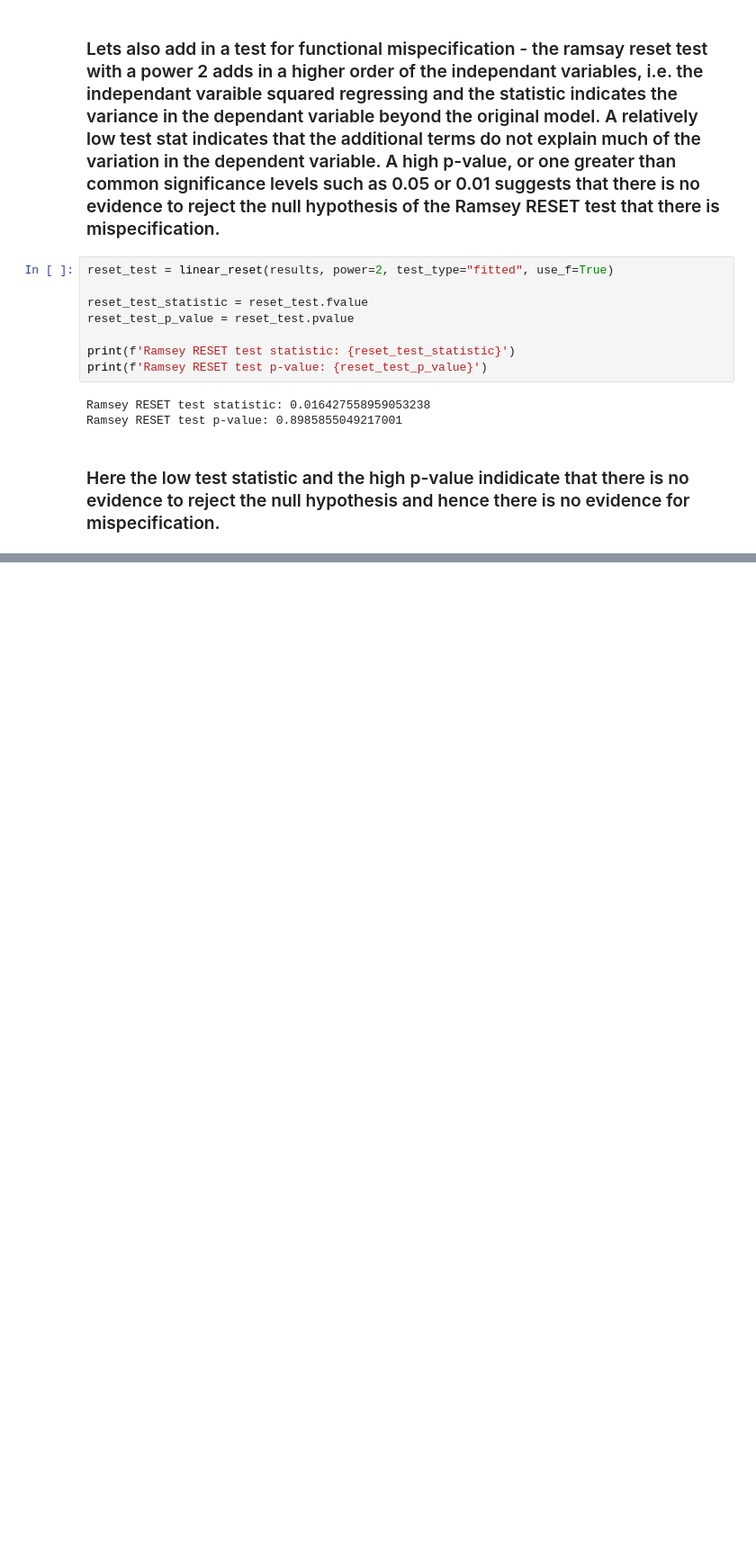
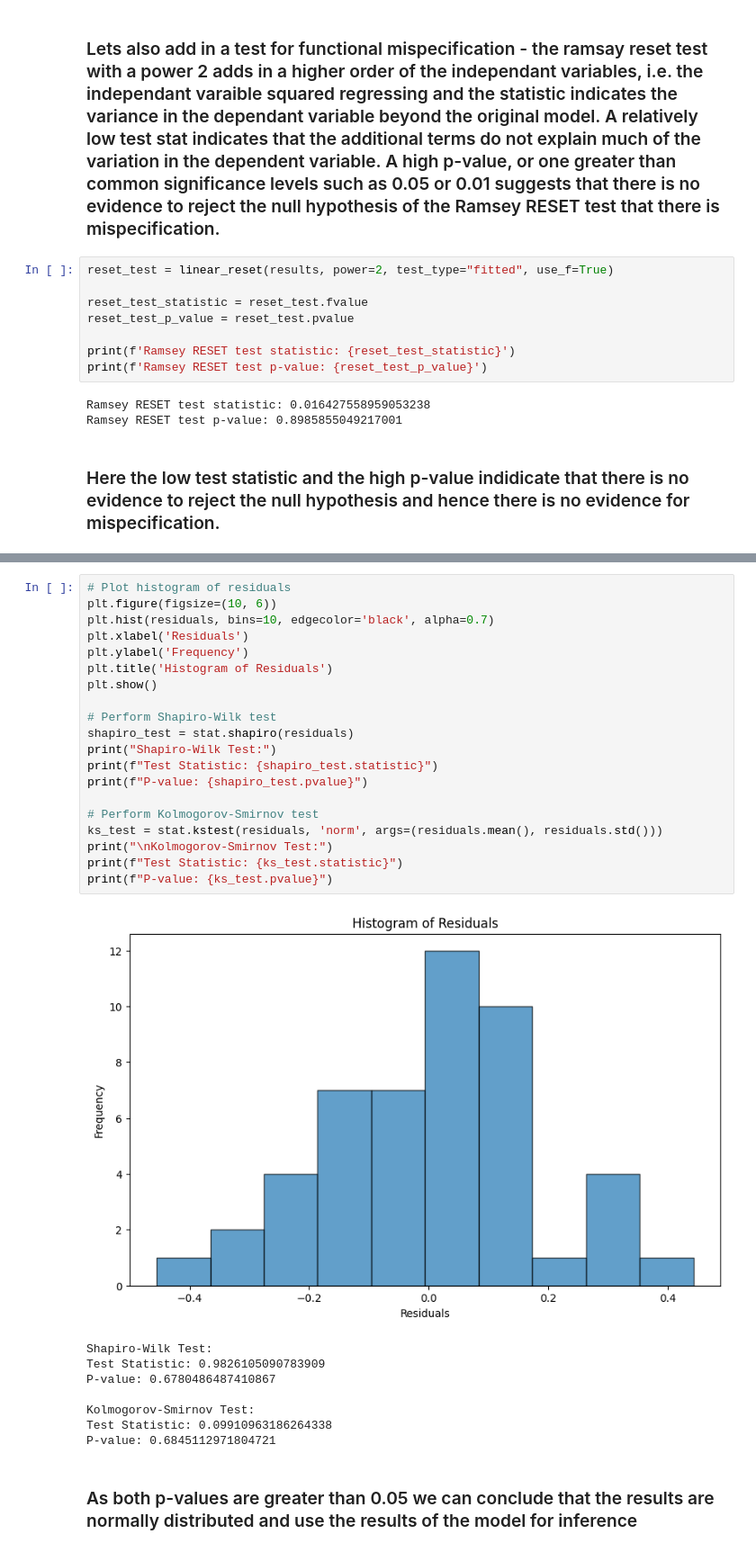
Before and after one commit to tomdoris/Econometrics_Problem-Set-3, a Jupyter notebook: Econometrics undergrad_Problem set 3.ipynb, the cells around one changed output, grey strips where cells are left out. Shown at 90% size. Cells and saved outputs as stored; diff of their text form; blank space fills up the shorter version.

```diff
--- a/Econometrics undergrad_Problem set 3.ipynb
+++ b/Econometrics undergrad_Problem set 3.ipynb
@@ -182,0 +316,31 @@ Ramsey RESET test p-value: 0.8985855049217001
+# %%
+# Plot histogram of residuals
+plt.figure(figsize=(10, 6))
+plt.hist(residuals, bins=10, edgecolor='black', alpha=0.7)
+plt.xlabel('Residuals')
+plt.ylabel('Frequency')
+plt.title('Histogram of Residuals')
+plt.show()
+
+# Perform Shapiro-Wilk test
+shapiro_test = stat.shapiro(residuals)
+print("Shapiro-Wilk Test:")
+print(f"Test Statistic: {shapiro_test.statistic}")
+print(f"P-value: {shapiro_test.pvalue}")
+
+# Perform Kolmogorov-Smirnov test
+ks_test = stat.kstest(residuals, 'norm', args=(residuals.mean(), residuals.std()))
+print("\nKolmogorov-Smirnov Test:")
+print(f"Test Statistic: {ks_test.statistic}")
+print(f"P-value: {ks_test.pvalue}")
+# %% [output]
+[figure, added]
+Shapiro-Wilk Test:
+Test Statistic: 0.9826105090783909
+P-value: 0.6780486487410867
+
+Kolmogorov-Smirnov Test:
+Test Statistic: 0.09910963186264338
+P-value: 0.6845112971804721
+# %% [markdown]
+### As both p-values are greater than 0.05 we can conclude that the results are normally distributed and use the results of the model for inference
```
Also changed, not shown: parts of 13 cells of this notebook.
